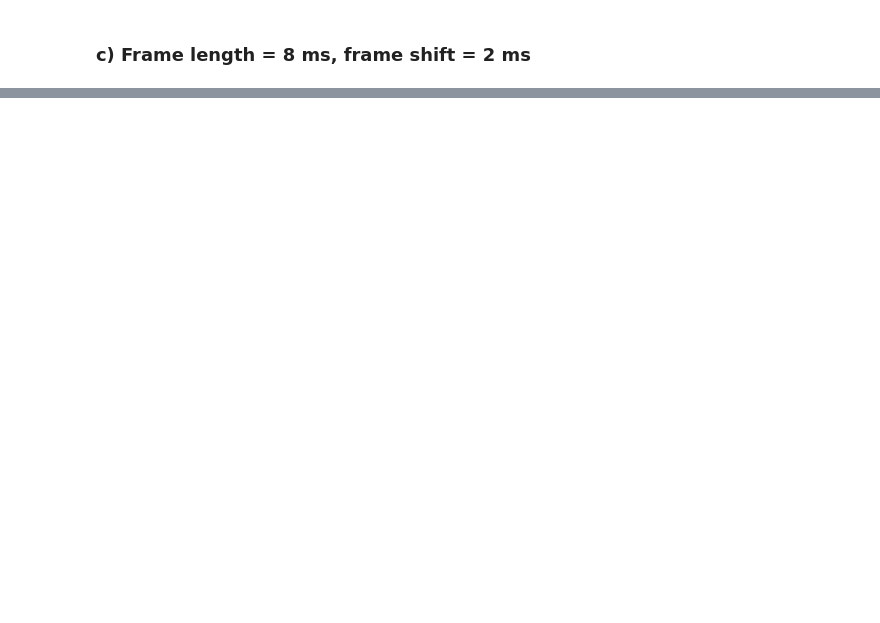
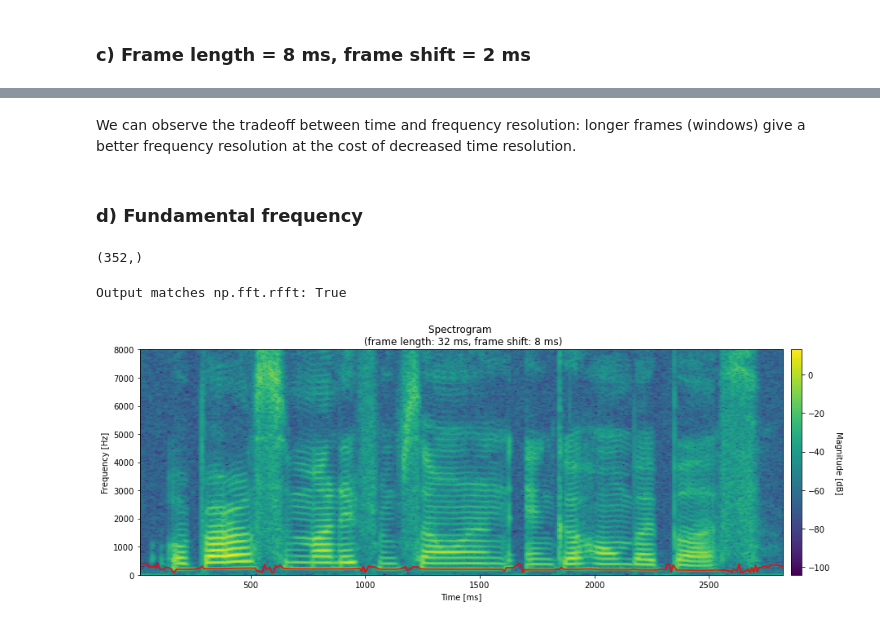
Before and after one commit to iibrahimli/ssp_sose2023, a Jupyter notebook: Exercise2/exercise2.ipynb, the cells around one changed output, grey strips where cells are left out. Drawn from its saved outputs; the diff is of its cells as text; code cells hidden in the pictures; blank space fills up the shorter version.

```diff
--- a/Exercise2/exercise2.ipynb
+++ b/Exercise2/exercise2.ipynb
@@ -153,0 +232,24 @@ Output matches np.fft.rfft: True
+# %% [markdown]
+We can observe the tradeoff between time and frequency resolution: longer frames (windows) give a better frequency resolution at the cost of decreased time resolution.
+# %% [markdown]
+### d) Fundamental frequency
+# %%
+# compute fundamental frequency
+frames, frame_centers = my_windowing(s1, sampling_rate, 32, 8)
+acf_frames = acf(frames)
+f0 = estimate_fundamental_frequency(acf_frames, sampling_freq=sampling_rate, min_freq=80, max_freq=400)
+f0.shape
+# %% [output]
+(352,)
+# %%
+plot_log_spectrogram(s1, sampling_rate, frame_length=32, frame_shift=8, plt_show=False)
+
+# plot fundamental frequency on top of spectrogram
+n_harmonics = 1
+for i in range(1, n_harmonics + 1):
+    plt.plot(frame_centers, f0 * i, color="red", linewidth=2, alpha=0.8)
+
+plt.show()
+# %% [output]
+Output matches np.fft.rfft: True
+[figure, added]
```
Also changed, not shown: parts of 27 cells of this notebook.
